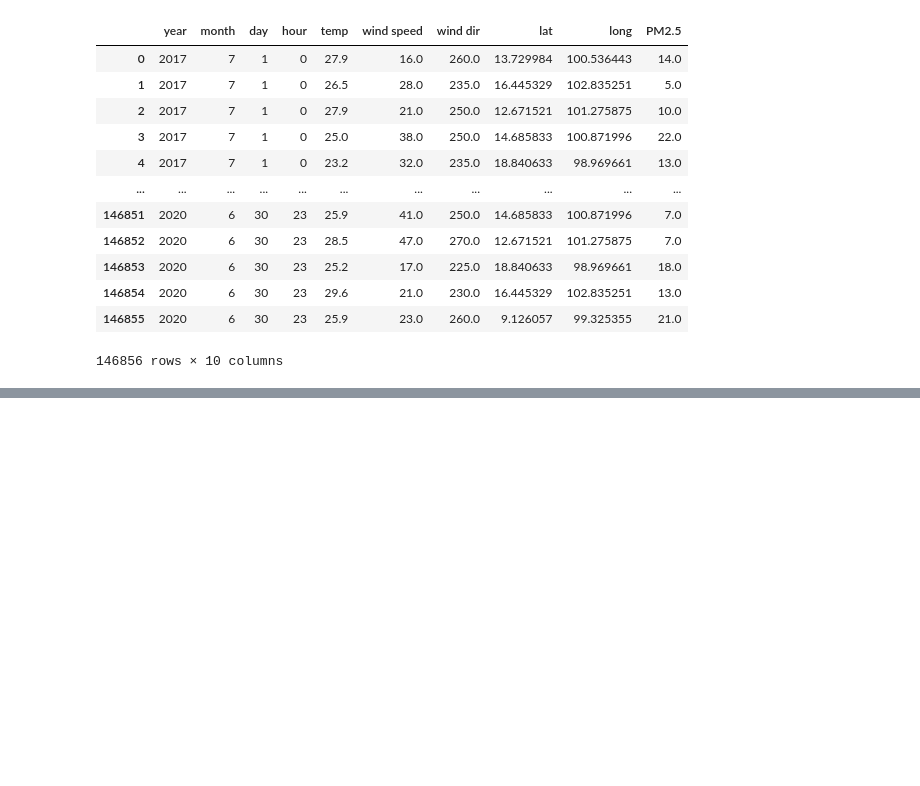
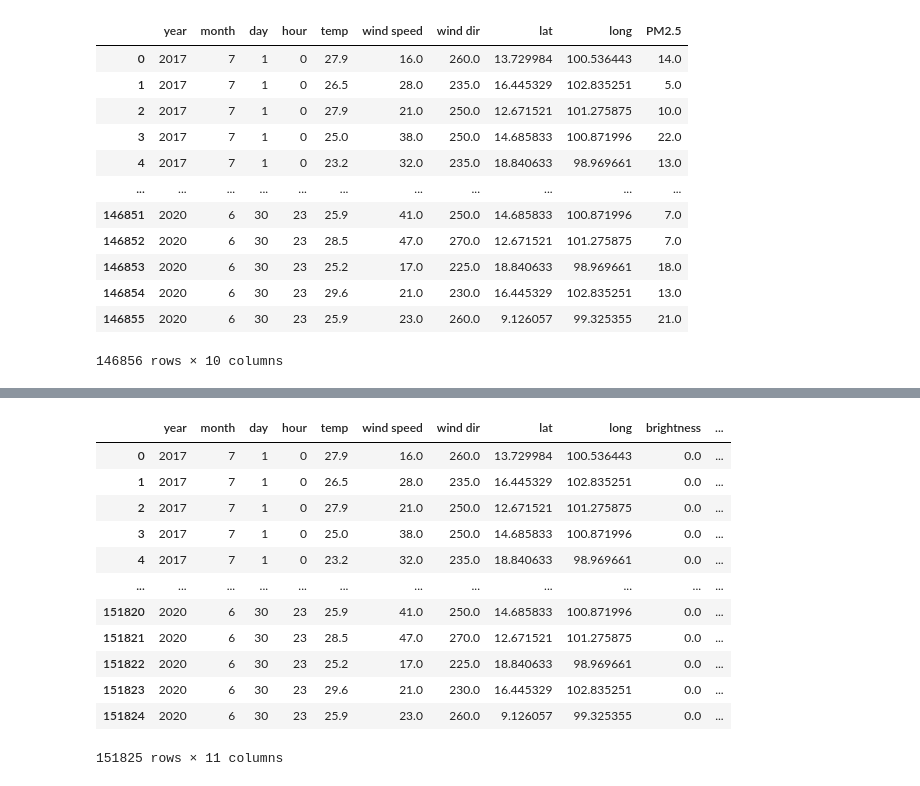
Before and after one commit to NKIKK/ProjectPM2-5_aGroup, a Jupyter notebook: format_traindata.ipynb, the cells around one changed output, grey strips where cells are left out. Cells and saved outputs as stored; diff of their text form; code cells hidden in the pictures; blank space fills up the shorter version.

```diff
--- a/format_traindata.ipynb
+++ b/format_traindata.ipynb
@@ -120,3 +120,8 @@ data
 146856 rows × 10 columns
 # %%
 data.to_csv('all_province_train_2.csv',index=False)
+# %%
+data = pd.read_csv('all_province_hotspot.csv')
+data['date_time'] = pd.to_datetime(data['date_time'])
+data = data.iloc[:,1:]
+data
@@ -122,0 +142,21 @@ data.to_csv('all_province_train_2.csv',index=False)
+# %%
+data['year'] = data['date_time'].dt.year
+data['month'] = data['date_time'].dt.month
+data['day'] = data['date_time'].dt.day
+data['hour'] = data['date_time'].dt.hour
+data = data[['year','month','day','hour','temp','wind speed','wind dir','lat','long','brightness','PM2.5']]
+data
+# %% [output]
+|  | year | month | day | hour | temp | wind speed | wind dir | lat | long | brightness | ... |
+| 0 | 2017 | 7 | 1 | 0 | 27.9 | 16.0 | 260.0 | 13.729984 | 100.536443 | 0.0 | ... |
+| 1 | 2017 | 7 | 1 | 0 | 26.5 | 28.0 | 235.0 | 16.445329 | 102.835251 | 0.0 | ... |
+| 2 | 2017 | 7 | 1 | 0 | 27.9 | 21.0 | 250.0 | 12.671521 | 101.275875 | 0.0 | ... |
+| 3 | 2017 | 7 | 1 | 0 | 25.0 | 38.0 | 250.0 | 14.685833 | 100.871996 | 0.0 | ... |
+| 4 | 2017 | 7 | 1 | 0 | 23.2 | 32.0 | 235.0 | 18.840633 | 98.969661 | 0.0 | ... |
+| ... | ... | ... | ... | ... | ... | ... | ... | ... | ... | ... | ... |
+| 151820 | 2020 | 6 | 30 | 23 | 25.9 | 41.0 | 250.0 | 14.685833 | 100.871996 | 0.0 | ... |
+| 151821 | 2020 | 6 | 30 | 23 | 28.5 | 47.0 | 270.0 | 12.671521 | 101.275875 | 0.0 | ... |
+| 151822 | 2020 | 6 | 30 | 23 | 25.2 | 17.0 | 225.0 | 18.840633 | 98.969661 | 0.0 | ... |
+| 151823 | 2020 | 6 | 30 | 23 | 29.6 | 21.0 | 230.0 | 16.445329 | 102.835251 | 0.0 | ... |
+| 151824 | 2020 | 6 | 30 | 23 | 25.9 | 23.0 | 260.0 | 9.126057 | 99.325355 | 0.0 | ... |
+151825 rows × 11 columns
```
Also changed, not shown: parts of 8 cells of this notebook, 13 other files.
